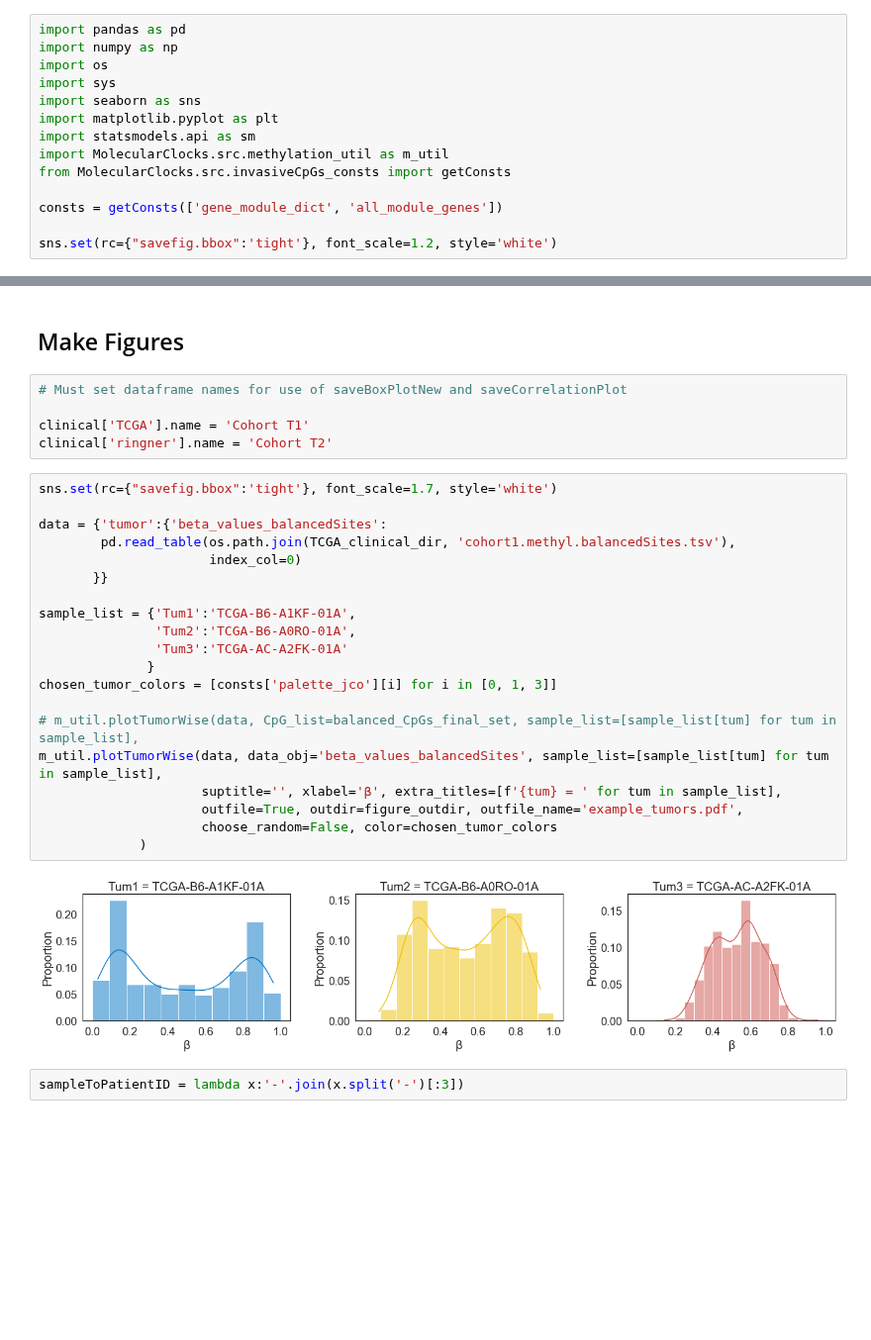
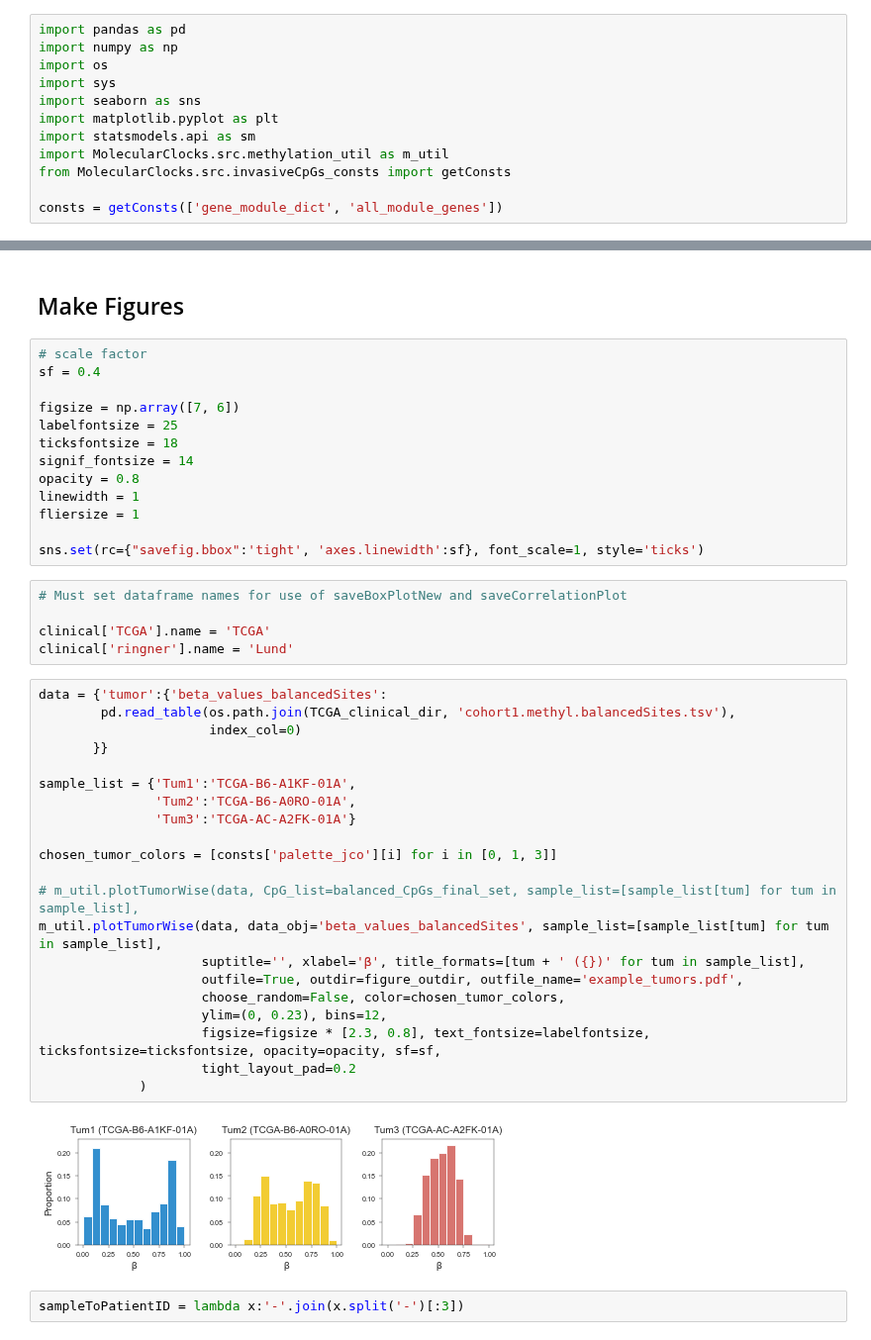
Before and after one commit to danmonyak/EpiClockInvasiveBRCA, a Jupyter notebook: Analysis/c_beta Analysis.ipynb, the cells around one changed output, grey strips where cells are left out. Shown at 99% size. Saved outputs shown, nothing was run; the diff lists cells and outputs as text; blank space fills up the shorter version.

```diff
--- a/Analysis/c_beta Analysis.ipynb
+++ b/Analysis/c_beta Analysis.ipynb
@@ -12,8 +12,6 @@ import MolecularClocks.src.methylation_util as m_util
 from MolecularClocks.src.invasiveCpGs_consts import getConsts
 
 consts = getConsts(['gene_module_dict', 'all_module_genes'])
-
-sns.set(rc={"savefig.bbox":'tight'}, font_scale=1.2, style='white')
 # %%
 figure_outdir = 'figures'
 if not os.path.exists(figure_outdir):
@@ -224,33 +221,47 @@ else:
     clinical['TCGA'].to_csv(clinical_annotated_filepath, sep='\t')
 # %% [markdown]
 ## Make Figures
+# %%
+# scale factor
+sf = 0.4
+
+figsize = np.array([7, 6])
+labelfontsize = 25
+ticksfontsize = 18
+signif_fontsize = 14
+opacity = 0.8
+linewidth = 1
+fliersize = 1
+
+sns.set(rc={"savefig.bbox":'tight', 'axes.linewidth':sf}, font_scale=1, style='ticks')
 # %%
 # Must set dataframe names for use of saveBoxPlotNew and saveCorrelationPlot
 
-clinical['TCGA'].name = 'Cohort T1'
-clinical['ringner'].name = 'Cohort T2'
+clinical['TCGA'].name = 'TCGA'
+clinical['ringner'].name = 'Lund'
 # %%
-sns.set(rc={"savefig.bbox":'tight'}, font_scale=1.7, style='white')
-
 data = {'tumor':{'beta_values_balancedSites':
         pd.read_table(os.path.join(TCGA_clinical_dir, 'cohort1.methyl.balancedSites.tsv'),
                       index_col=0)
        }}
 
 sample_list = {'Tum1':'TCGA-B6-A1KF-01A',
                'Tum2':'TCGA-B6-A0RO-01A',
-               'Tum3':'TCGA-AC-A2FK-01A'
-              }
+               'Tum3':'TCGA-AC-A2FK-01A'}
+
 chosen_tumor_colors = [consts['palette_jco'][i] for i in [0, 1, 3]]
 
 # m_util.plotTumorWise(data, CpG_list=balanced_CpGs_final_set, sample_list=[sample_list[tum] for tum in sample_list],
 m_util.plotTumorWise(data, data_obj='beta_values_balancedSites', sample_list=[sample_list[tum] for tum in sample_list],
-                     suptitle='', xlabel='β', extra_titles=[f'{tum} = ' for tum in sample_list],
+                     suptitle='', xlabel='β', title_formats=[tum + ' ({})' for tum in sample_list],
                      outfile=True, outdir=figure_outdir, outfile_name='example_tumors.pdf',
-                     choose_random=False, color=chosen_tumor_colors
+                     choose_random=False, color=chosen_tumor_colors,
+                     ylim=(0, 0.23), bins=12,
+                     figsize=figsize * [2.3, 0.8], text_fontsize=labelfontsize, ticksfontsize=ticksfontsize, opacity=opacity, sf=sf,
+                     tight_layout_pad=0.2
              )
 # %% [output]
-[figure, old version]
+[figure, new version]
 # %%
 sampleToPatientID = lambda x:'-'.join(x.split('-')[:3])
 # %%
```
Also changed, not shown: parts of 32 cells of this notebook, 2 other files.
